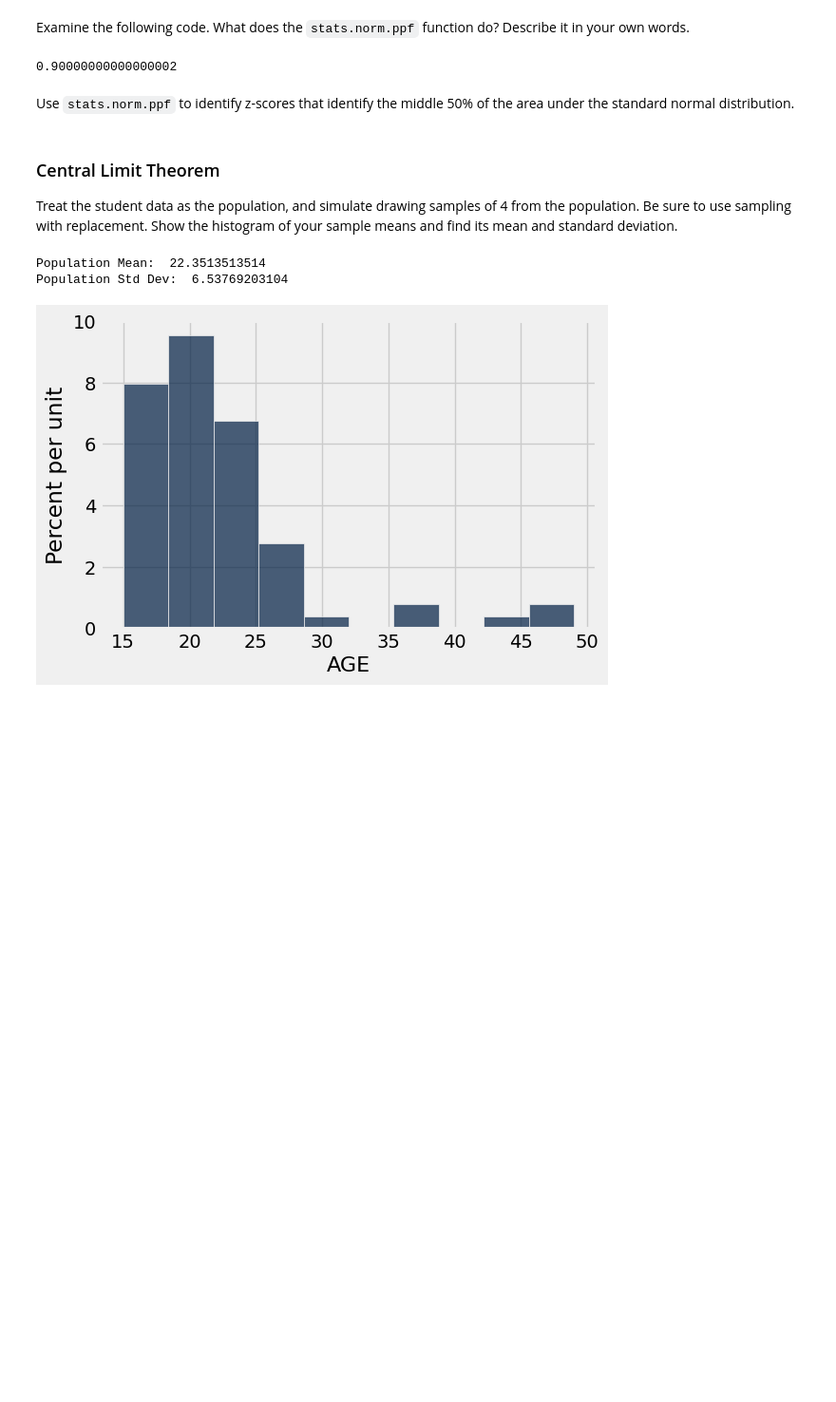
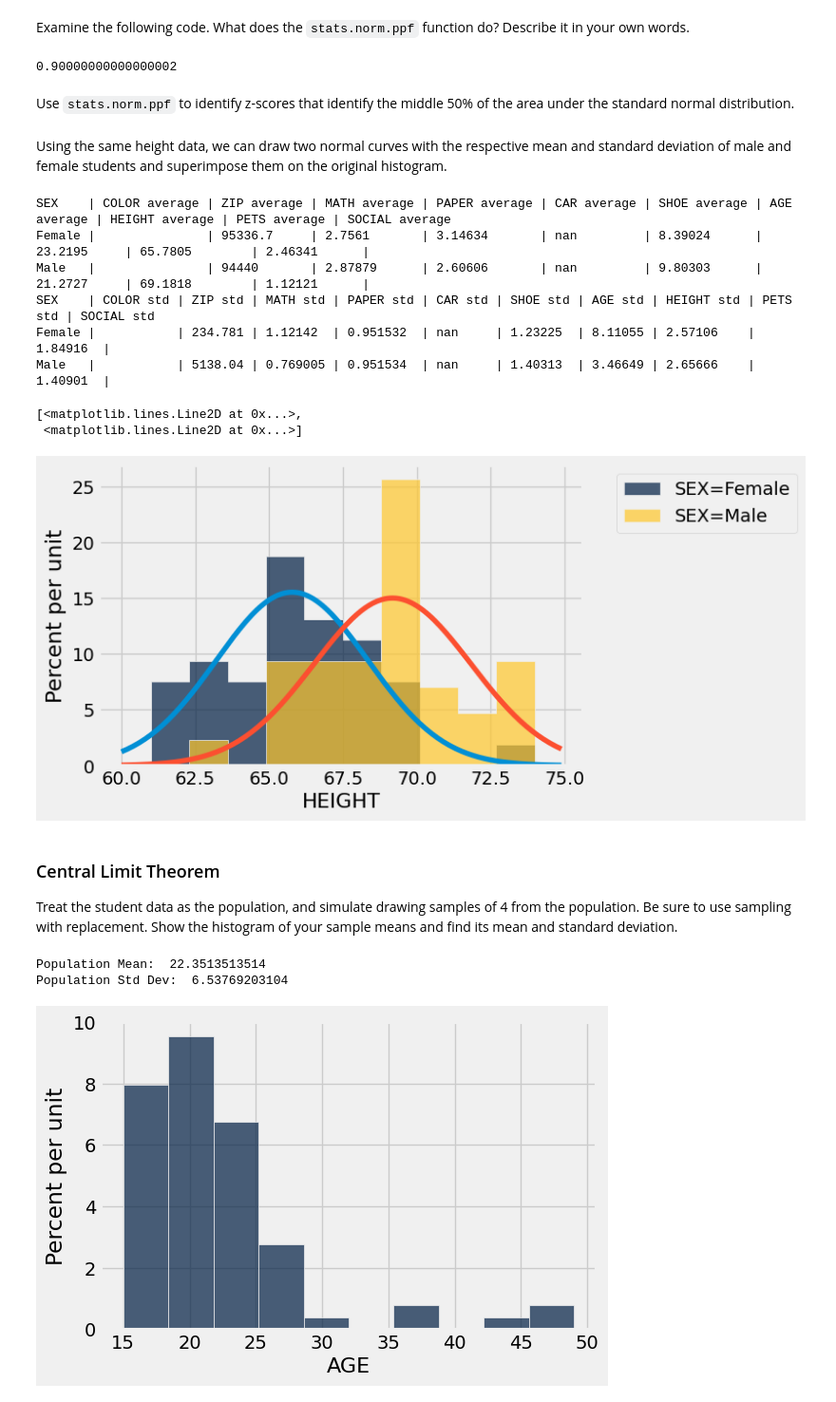
Before and after one commit to SRJC-Data-Science/materials-sp22, a Jupyter notebook: SRJC/lecture_note/lecture_25_26/mean_stdev_normal_distribution_key.ipynb, the cells around one changed output. Shown at 95% size. Saved outputs shown, nothing was run; the diff lists cells and outputs as text; code cells hidden in the pictures; blank space fills up the shorter version.

```diff
--- a/SRJC/lecture_note/lecture_25_26/mean_stdev_normal_distribution_key.ipynb
+++ b/SRJC/lecture_note/lecture_25_26/mean_stdev_normal_distribution_key.ipynb
@@ -78,6 +78,33 @@ stats.norm.cdf(b) - stats.norm.cdf(a)
 0.90000000000000002
 # %% [markdown]
 Use `stats.norm.ppf` to identify z-scores that identify the middle 50% of the area under the standard normal distribution.
+# %% [markdown]
+Using the same height data, we can draw two normal curves with the respective mean and standard deviation of male and female students and superimpose them on the original histogram.
+# %%
+students = Table().read_table('student_data.csv')
+students.hist('HEIGHT', group='SEX')
+
+print(students.group('SEX', np.average))
+
+print(students.group('SEX', np.std))
+
+# keep these x ranges
+x = np.arange(60, 75, 0.1)
+# replace the mean and standard deviation with the values found above.
+yf = stats.norm.pdf(x, 65.78, 2.57)
+ym = stats.norm.pdf(x, 69.18, 2.66)
+
+plots.plot(x, yf, x, ym)
+# %% [output]
+SEX    | COLOR average | ZIP average | MATH average | PAPER average | CAR average | SHOE average | AGE average | HEIGHT average | PETS average | SOCIAL average
+Female |               | 95336.7     | 2.7561       | 3.14634       | nan         | 8.39024      | 23.2195     | 65.7805        | 2.46341      |
+Male   |               | 94440       | 2.87879      | 2.60606       | nan         | 9.80303      | 21.2727     | 69.1818        | 1.12121      |
+SEX    | COLOR std | ZIP std | MATH std | PAPER std | CAR std | SHOE std | AGE std | HEIGHT std | PETS std | SOCIAL std
+Female |           | 234.781 | 1.12142  | 0.951532  | nan     | 1.23225  | 8.11055 | 2.57106    | 1.84916  |
+Male   |           | 5138.04 | 0.769005 | 0.951534  | nan     | 1.40313  | 3.46649 | 2.65666    | 1.40901  |
+[<matplotlib.lines.Line2D at 0x...>,
+ <matplotlib.lines.Line2D at 0x...>]
+[figure, added]
 # %% [markdown]
 ### Central Limit Theorem
 
```
Also changed, not shown: parts of 6 cells of this notebook, 1 other file.
